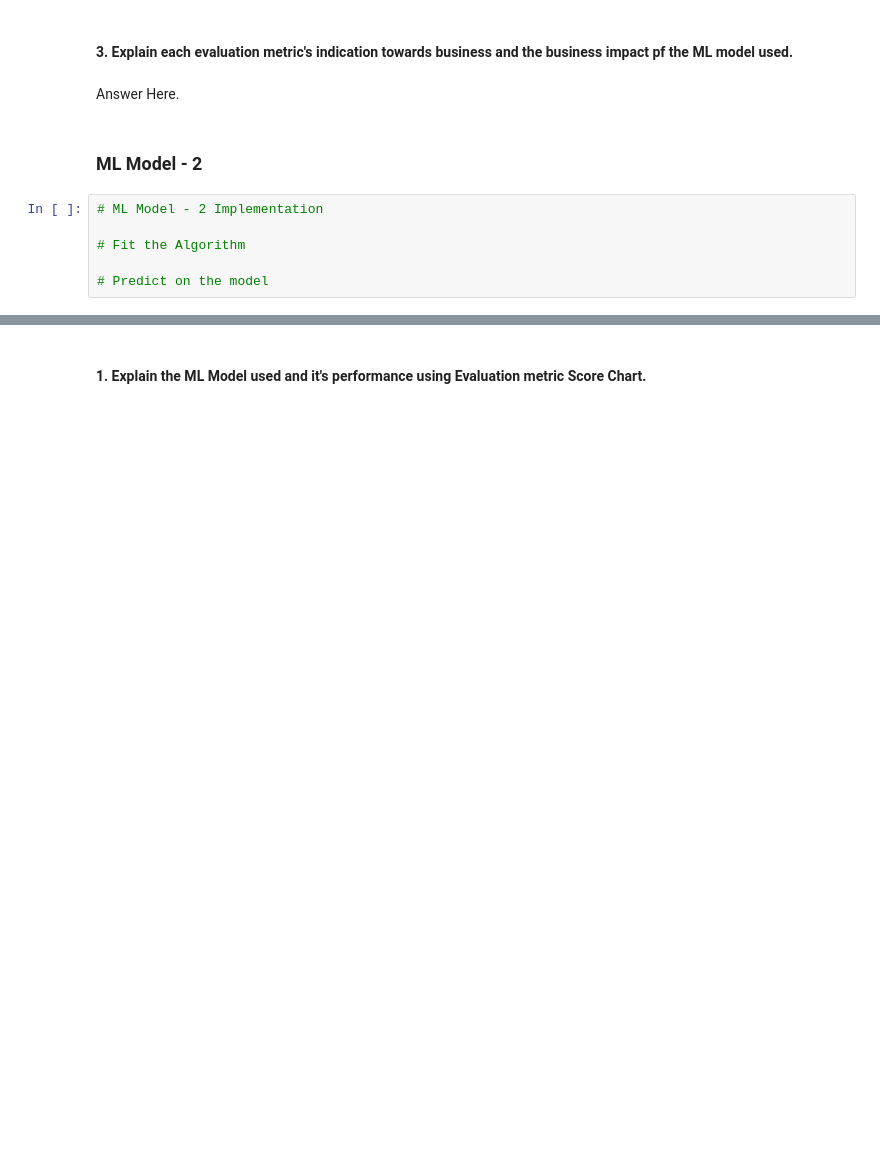
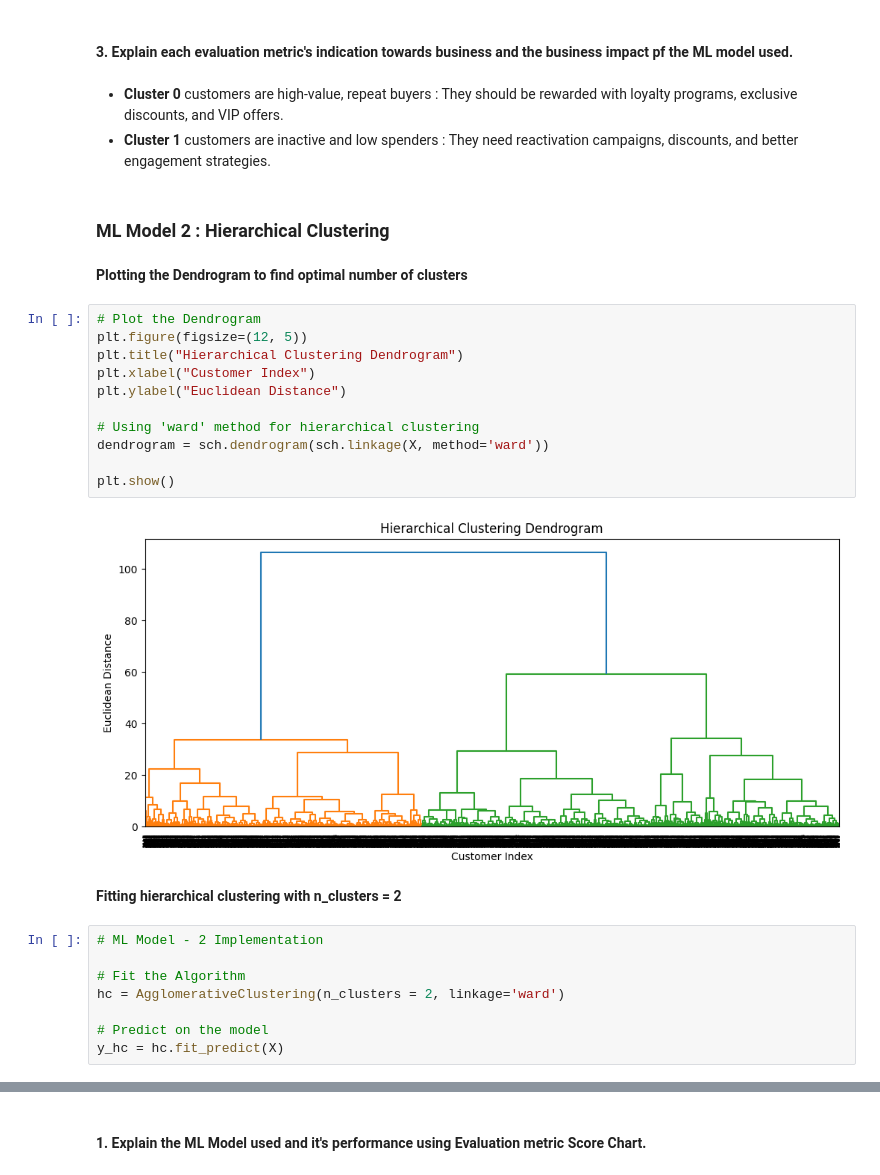
Before and after one commit to akshat-mishra-ds/Myntra-Online-Retail-Customer-Segmentation, a Jupyter notebook: Myntra_Online_Retail_Customer_Segmentation.ipynb, the cells around one changed output, grey strips where cells are left out. Cells and saved outputs as stored; diff of their text form; blank space fills up the shorter version.

```diff
--- a/Myntra_Online_Retail_Customer_Segmentation.ipynb
+++ b/Myntra_Online_Retail_Customer_Segmentation.ipynb
@@ -1355,13 +1357,33 @@ print(cluster_compare)
 +---------------------------+---------------------------------+-------------------------------+
 # %% [markdown]
 #### 3. Explain each evaluation metric's indication towards business and the business impact pf the ML model used.
-# %% [markdown]
-Answer Here.
+# %% [markdown]
+- **Cluster 0** customers are high-value, repeat buyers : They should be rewarded with loyalty programs, exclusive discounts, and VIP offers.
+- **Cluster 1** customers are inactive and low spenders : They need reactivation campaigns, discounts, and better engagement strategies.
 # %% [markdown]
-### ML Model - 2
+### ML Model 2 : Hierarchical Clustering
+# %% [markdown]
+**Plotting the Dendrogram to find optimal number of clusters**
+# %%
+# Plot the Dendrogram
+plt.figure(figsize=(12, 5))
+plt.title("Hierarchical Clustering Dendrogram")
+plt.xlabel("Customer Index")
+plt.ylabel("Euclidean Distance")
+
+# Using 'ward' method for hierarchical clustering
+dendrogram = sch.dendrogram(sch.linkage(X, method='ward'))
+
+plt.show()
+# %% [output]
+[figure, added]
+# %% [markdown]
+**Fitting hierarchical clustering with n_clusters = 2**
 # %%
 # ML Model - 2 Implementation
 
 # Fit the Algorithm
+hc = AgglomerativeClustering(n_clusters = 2, linkage='ward')
 
 # Predict on the model
+y_hc = hc.fit_predict(X)
```
Also changed, not shown: parts of 48 cells of this notebook.
